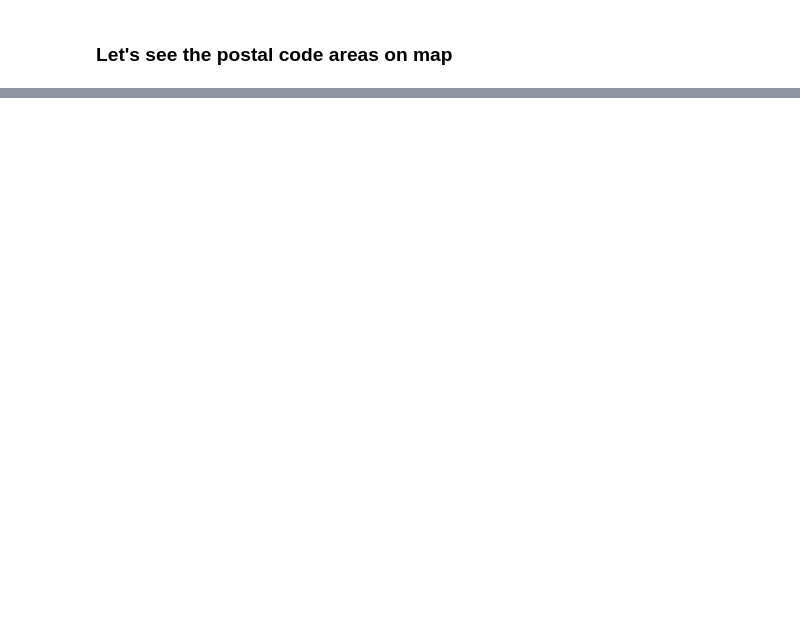
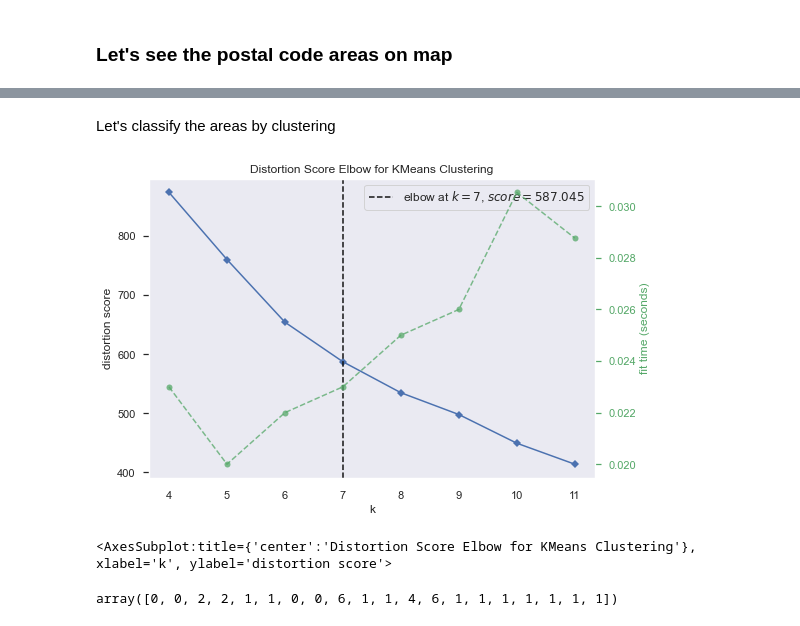
Before and after one commit to vesas/Coursera_Capstone, a Jupyter notebook: capstone/goodcoffee.ipynb, the cells around one changed output, grey strips where cells are left out. Saved outputs shown, nothing was run; the diff lists cells and outputs as text; code cells hidden in the pictures; blank space fills up the shorter version.

Commit message:
clustering started

```diff
--- a/capstone/goodcoffee.ipynb
+++ b/capstone/goodcoffee.ipynb
@@ -191,3 +191,5 @@ folium.LayerControl().add_to(map_helsinki)
 map_helsinki
 # %% [output]
 [interactive output not drawn]
+# %% [markdown]
+Let's classify the areas by clustering
@@ -193,0 +232,26 @@ map_helsinki
+# %%
+from sklearn.cluster import KMeans
+from yellowbrick.cluster import KElbowVisualizer
+
+# Instantiate the clustering model and visualizer
+model = KMeans()
+visualizer = KElbowVisualizer(model, k=(4,12))
+
+visualizer.fit(postalareas_standardized_df)  # Fit the data to the visualizer
+visualizer.show()        # Finalize and render the figure
+
+# So the optimal seems to be 7
+# %% [output]
+[figure, added]
+<AxesSubplot:title={'center':'Distortion Score Elbow for KMeans Clustering'}, xlabel='k', ylabel='distortion score'>
+# %%
+
+kclusters = 7
+
+# Train k-means clustering model
+kmeans = KMeans(n_clusters=kclusters, random_state=0).fit(postalareas_standardized_df)
+
+# Check cluster labels generated for each row in the dataframe
+kmeans.labels_[0:20]
+# %% [output]
+array([0, 0, 2, 2, 1, 1, 0, 0, 6, 1, 1, 4, 6, 1, 1, 1, 1, 1, 1, 1])
```
Also changed, not shown: parts of 18 cells of this notebook.
